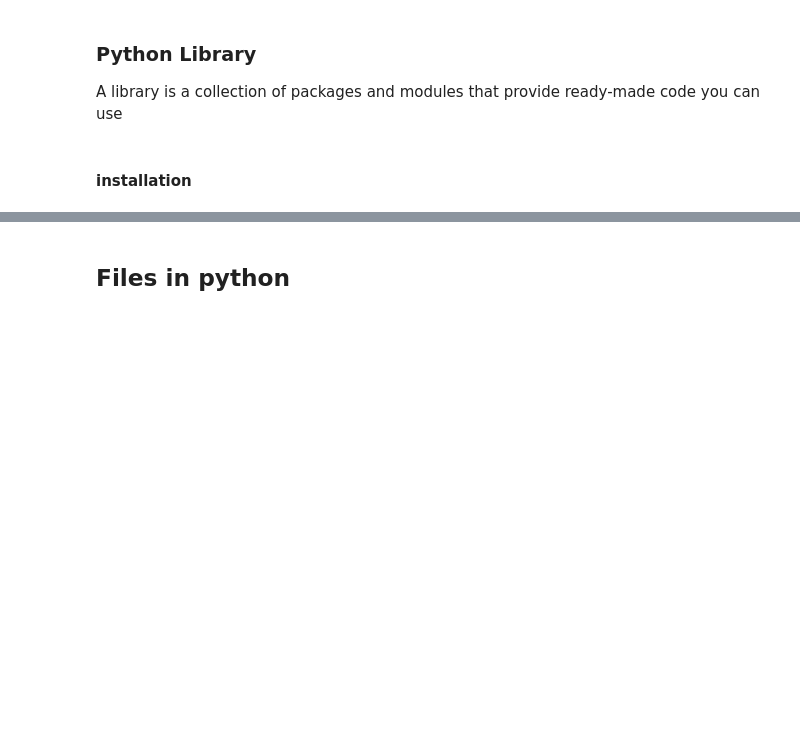
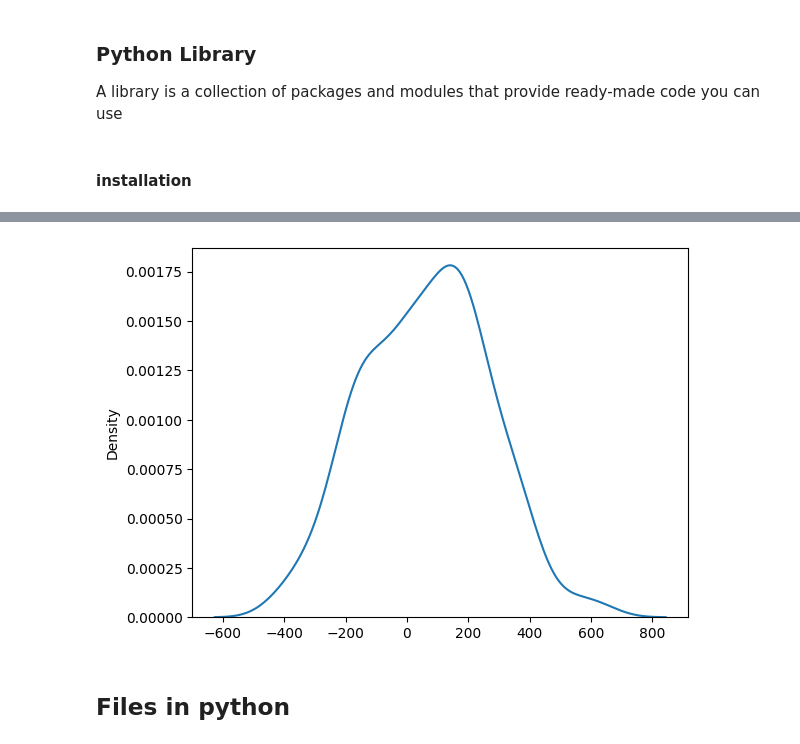
Before and after one commit to karusamuel/functions, a Jupyter notebook: index.ipynb, the cells around one changed output, grey strips where cells are left out. Saved outputs shown, nothing was run; the diff lists cells and outputs as text; code cells hidden in the pictures; blank space fills up the shorter version.

```diff
--- a/index.ipynb
+++ b/index.ipynb
@@ -433,0 +502,3 @@ A library is a collection of packages and modules that provide ready-made code y
+# %%
+data = np.random.normal(50,200,200)
+data
@@ -434,3 +528,8 @@ A library is a collection of packages and modules that provide ready-made code y
+# %%
+sns.kdeplot(data)
+plt.show()
+# %% [output]
+[figure, added]
 # %% [markdown]
 ## Files in python
 # %% [markdown]
```
Also changed, not shown: parts of 34 cells of this notebook, 6 other files.
